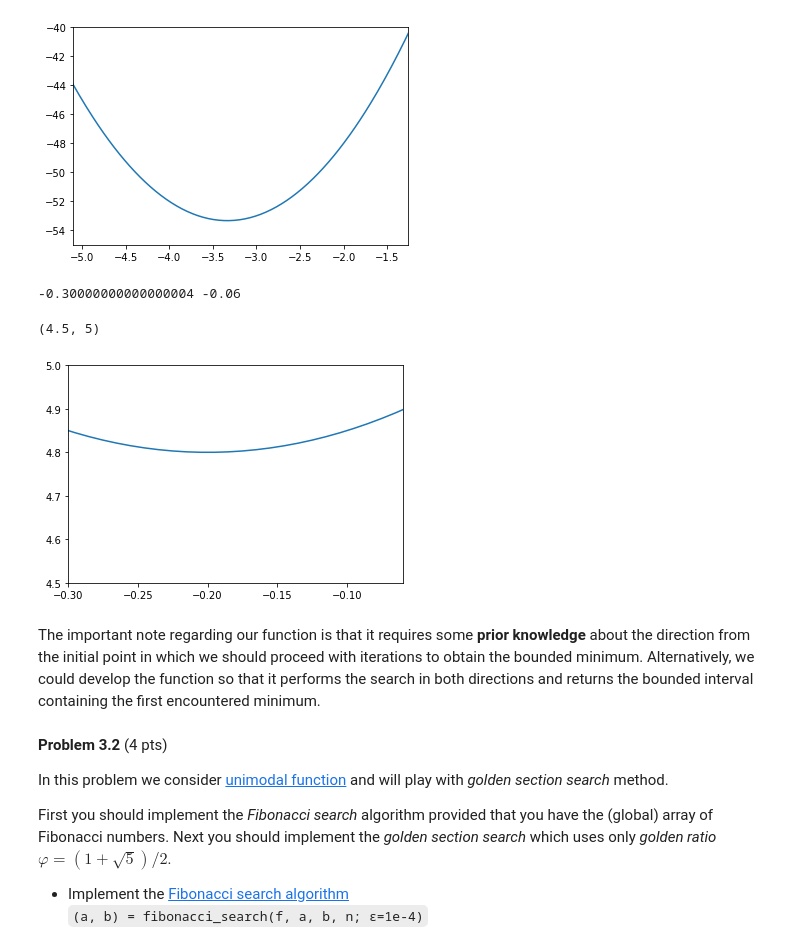
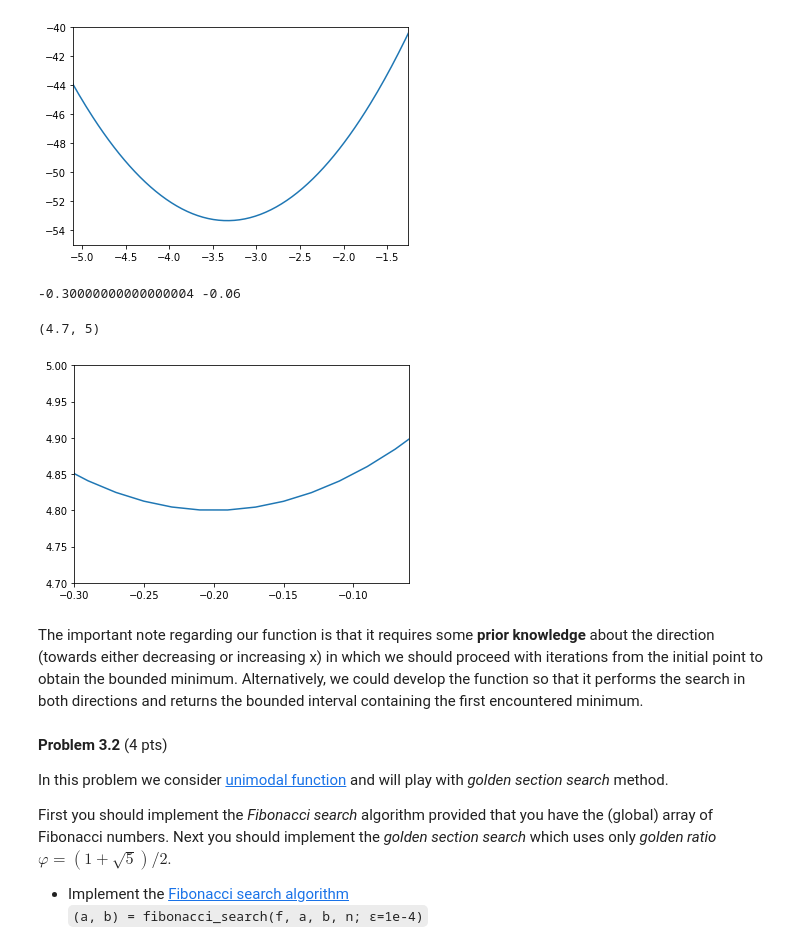
Before and after one commit to M-Grabias/Numerical_Optimization, a Jupyter notebook: NO_LAB_3.ipynb, the cells around one changed output. Drawn from its saved outputs; the diff is of its cells as text; code cells hidden in the pictures.

```diff
--- a/NO_LAB_3.ipynb
+++ b/NO_LAB_3.ipynb
@@ -40,6 +9,6 @@ plot( f, a , b )
 # %%
 def find_initial_bracket(f, direction, x=0, s=1e-2, k=2.0):
-    '''
+    ''' Finds the interval bounding the minimum of a given function
     INPUT:
     - f; function of which the local minimum is to be found
     - direction; takes value of 1 or -1, indicates in which direction (+ve or -ve respectively)
@@ -87,26 +58,27 @@ plt.ylim(-55, -40)
 (-55, -40)
 [figure]
 # %%
-# further test our bracketing function with a simple quadratic
+# further test our bracketing function with some simple quadratic
 def quadratic(x):
     return 5*x**2 + 2*x + 5
 
 a_q, b_q = find_initial_bracket(f = quadratic, direction = -1)
 print(a_q, b_q)
 
-domain = np.linspace(-5,5,1000)
+# plot to see if we got it right
+
 plt.figure()
 plt.plot(domain, quadratic(domain))
 plt.xlim(a_q, b_q)
-plt.ylim(4.5, 5)
+plt.ylim(4.7, 5)
 
-# the local (and global) minimum is x = -0.2, clearly lying within the computed interval
+# the analytic minimum is at x = -0.2, clearly lying within the computed interval
 # %% [output]
 -0.30000000000000004 -0.06
-(4.5, 5)
+(4.7, 5)
-[figure, old version]
+[figure, new version]
 # %% [markdown]
-The important note regarding our function is that it requires some **prior knowledge** about the direction from the initial point in which we should proceed with iterations to obtain the bounded minimum. Alternatively, we could develop the function so that it performs the search in both directions and returns the bounded interval containing the first encountered minimum.
+The important note regarding our function is that it requires some **prior knowledge** about the direction (towards either decreasing or increasing x) in which we should proceed with iterations from the initial point to obtain the bounded minimum. Alternatively, we could develop the function so that it performs the search in both directions and returns the bounded interval containing the first encountered minimum.
 # %% [markdown]
 **Problem 3.2** (4 pts)
 
```
Also changed, not shown: parts of 8 cells of this notebook, 2 other files.
